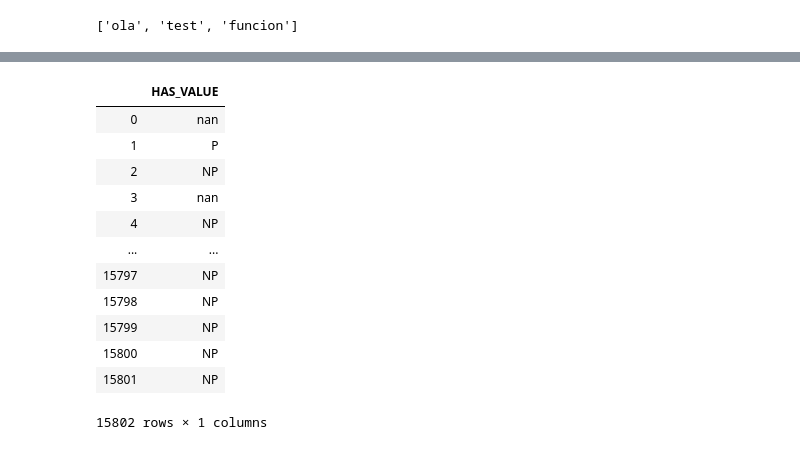
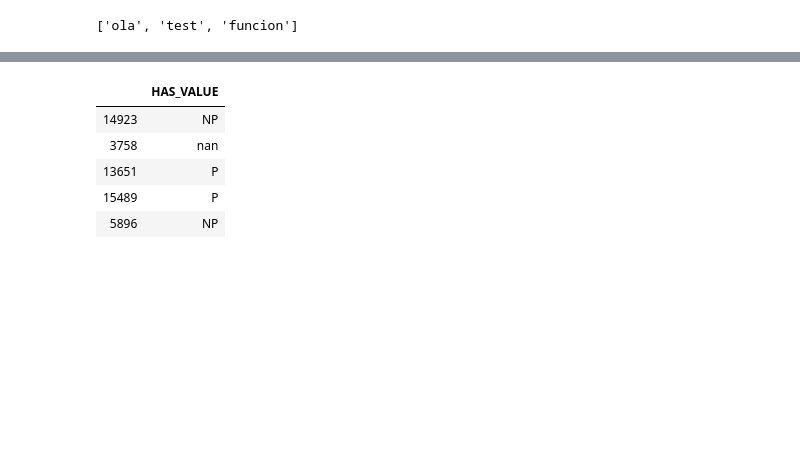
Before and after one commit to VictorCampelo/Ocomon-DS-Project, a Jupyter notebook: pricingClassifierDT.ipynb, the cells around one changed output, grey strips where cells are left out. Saved outputs shown, nothing was run; the diff lists cells and outputs as text; code cells hidden in the pictures; blank space fills up the shorter version.

```diff
--- a/pricingClassifierDT.ipynb
+++ b/pricingClassifierDT.ipynb
@@ -252,0 +322,9 @@ baseOfTrain[3][1]
+# %%
+x_true = [] #FEATURES
+y_true = [] #LABELS
+for element in baseTrue:
+    aux = []
+    for key, value in element[0].items():
+        aux.append(value)
+    x_true.append(aux)
+    y_true.append(element[1])
@@ -278,2 +341,0 @@ clf = DecisionTreeClassifier(criterion = 'entropy', random_state = 0)
-# %%
-clf.fit(x_train, y_train)
@@ -314,0 +367,2 @@ for element in baseOfTest:
+# %%
+mod = models(x_train,y_train, x_test, y_test)
@@ -327,2 +406,2 @@ for element in complet:
 # %%
-y_pred_cpl = clf.predict(cpl)
+y_pred_cpl = mod[0].predict(cpl)
@@ -332,16 +413,9 @@ df.to_csv('prediction_ocomon.csv', index=False)
 # %%
-df
+df.sample(5)
 # %% [output]
 |  | HAS_VALUE |
-| 0 | nan |
-| 1 | P |
-| 2 | NP |
-| 3 | nan |
-| 4 | NP |
-| ... | ... |
-| 15797 | NP |
-| 15798 | NP |
-| 15799 | NP |
-| 15800 | NP |
-| 15801 | NP |
+| 14923 | NP |
+| 3758 | nan |
+| 13651 | P |
+| 15489 | P |
+| 5896 | NP |
-15802 rows × 1 columns
```
Also changed, not shown: parts of 37 cells of this notebook, 2 other files.
